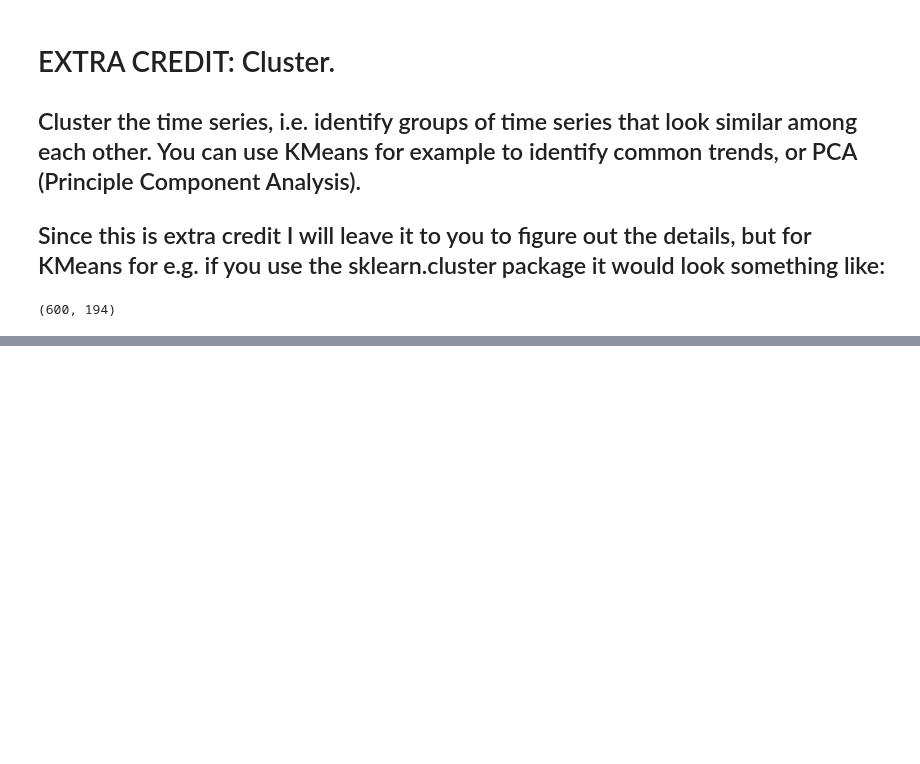
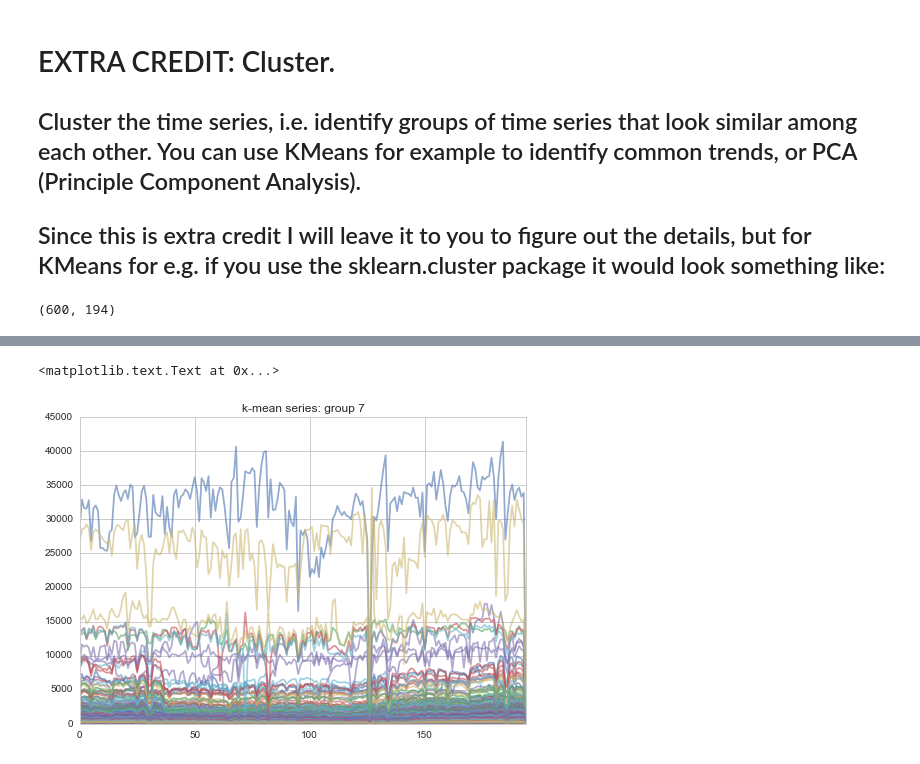
Before and after one commit to Casyfill/PUI2015_Philipp, a Jupyter notebook: HW6/subway_timeseries_Kats.ipynb, the cells around one changed output, grey strips where cells are left out. Drawn from its saved outputs; the diff is of its cells as text; code cells hidden in the pictures; blank space fills up the shorter version.

```diff
--- a/HW6/subway_timeseries_Kats.ipynb
+++ b/HW6/subway_timeseries_Kats.ipynb
@@ -441,0 +453,9 @@ g1.transpose().plot()
+# %%
+g8  = sts[sts['labels']==7]
+g8.shape
+
+g8.transpose().plot(legend=0, alpha=0.6)
+plt.title('k-mean series: group 7')
+# %% [output]
+<matplotlib.text.Text at 0x...>
+[figure, added]
```
Also changed, not shown: parts of 3 cells of this notebook.
